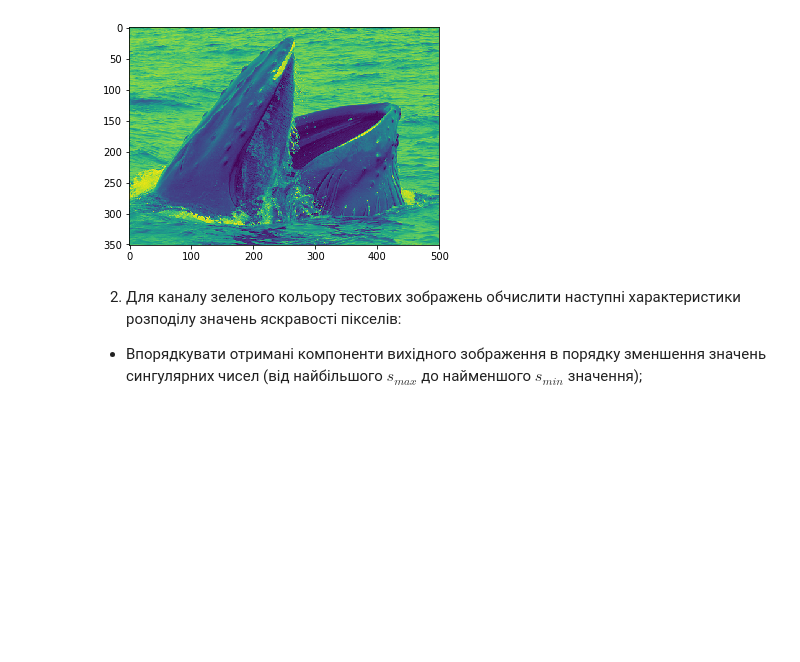
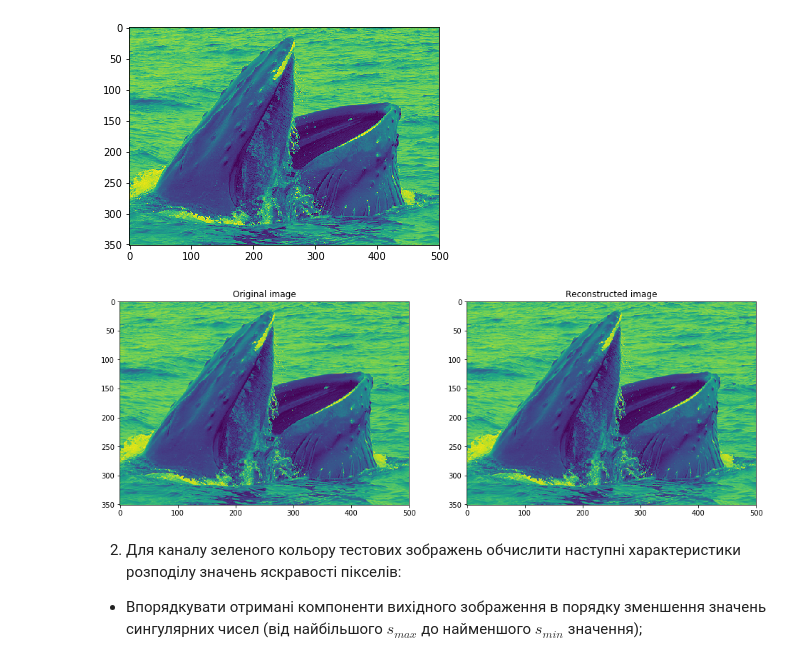
Before and after one commit to EddieKro/MathMethods_in_ML, a Jupyter notebook: notebooks/Lab2.ipynb, the cells around one changed output. Cells and saved outputs as stored; diff of their text form; code cells hidden in the pictures; blank space fills up the shorter version.

```diff
--- a/notebooks/Lab2.ipynb
+++ b/notebooks/Lab2.ipynb
@@ -68,6 +68,17 @@ reconstructed = apply_pca(sample_images_green[123])
 plt.imshow(reconstructed);
 # %% [output]
 [figure]
+# %%
+plt.figure(figsize=(16,16))
+plt.subplot(121)
+plt.title('Original image')
+plt.imshow(sample_images_green[123])
+
+plt.subplot(122)
+plt.title('Reconstructed image')
+plt.imshow(reconstructed);
+# %% [output]
+[figure, added]
 # %% [markdown]
 2) 	Для каналу зеленого кольору тестових зображень обчислити наступні характеристики розподілу значень яскравості пікселів:
 *	Впорядкувати отримані компоненти вихідного зображення в порядку зменшення значень сингулярних чисел (від найбільшого $s_{max}$ до найменшого $s_{min}$ значення);
```
Also changed, not shown: parts of 7 cells of this notebook.
